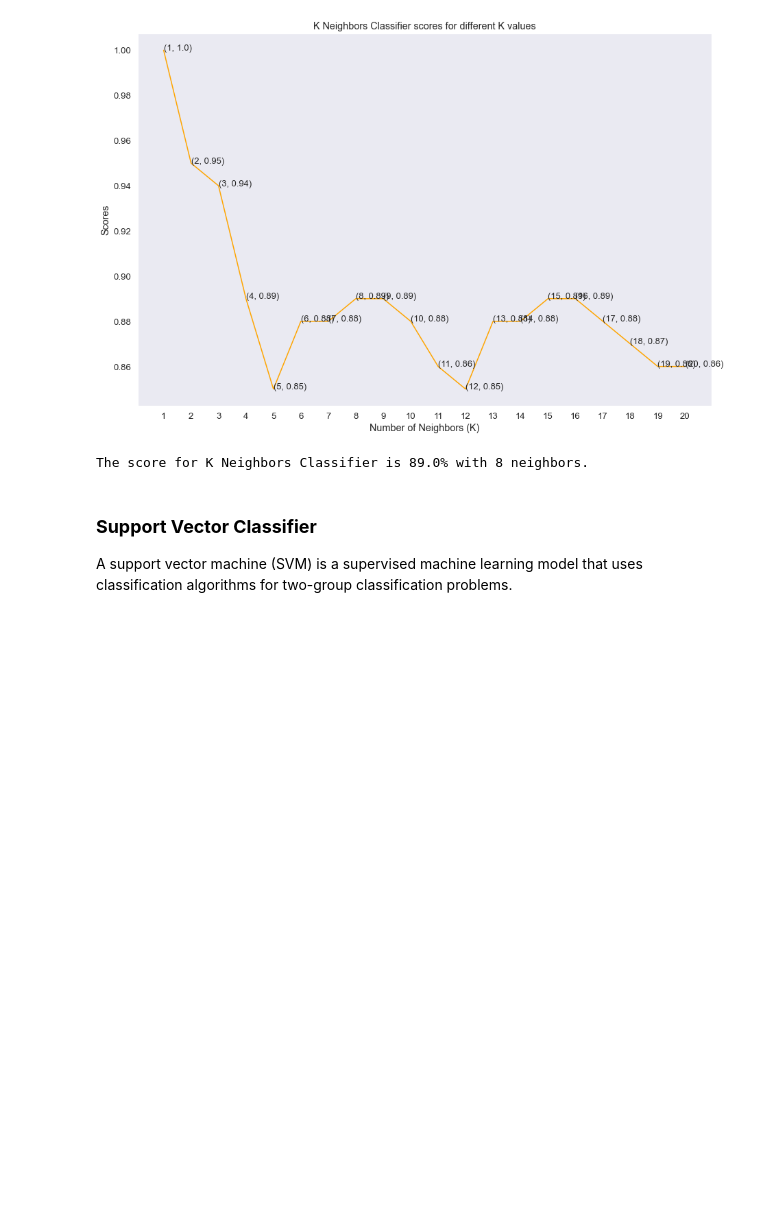
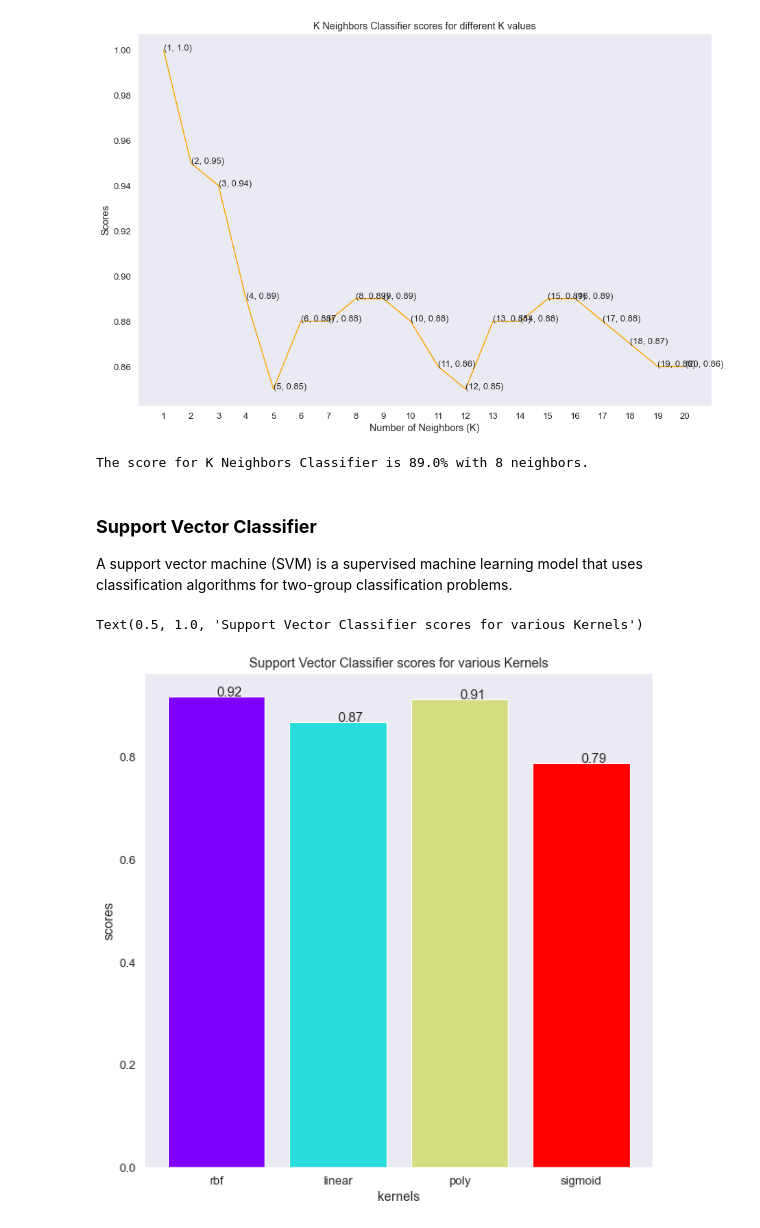
Before and after one commit to franck225-coder/Machine-Learning-project-series, a Jupyter notebook: logistic regression/heart disease prediction/heart_disease_prediction.ipynb, the cells around one changed output. Drawn from its saved outputs; the diff is of its cells as text; code cells hidden in the pictures; blank space fills up the shorter version.

```diff
--- a/logistic regression/heart disease prediction/heart_disease_prediction.ipynb
+++ b/logistic regression/heart disease prediction/heart_disease_prediction.ipynb
@@ -396,3 +396,26 @@ The score for K Neighbors Classifier is 89.0% with 8 neighbors.
 # %% [markdown]
 ### **Support Vector Classifier**
 A support vector machine (SVM) is a supervised machine learning model that uses classification algorithms for two-group classification problems.
+# %%
+from sklearn.svm import SVC
+svc_scores = []
+kernels = ['rbf', 'linear', 'poly', 'sigmoid']
+for i in range(len(kernels)):
+    svc_classifier = SVC(kernel = kernels[i])
+    svc_classifier.fit(X_train, y_train)
+    svc_scores.append(svc_classifier.score(X_test, y_test))
+# %%
+from matplotlib.cm import rainbow
+
+plt.figure(figsize=(10, 10))
+plt.grid(False)
+colors = rainbow(np.linspace(0, 1, len(kernels)))
+plt.bar(kernels, svc_scores, color = colors)
+for i in range(len(kernels)):
+    plt.text(i, svc_scores[i], round(svc_scores[i], 2))
+plt.xlabel('kernels')
+plt.ylabel('scores')
+plt.title('Support Vector Classifier scores for various Kernels')
+# %% [output]
+Text(0.5, 1.0, 'Support Vector Classifier scores for various Kernels')
+[figure, added]
```
